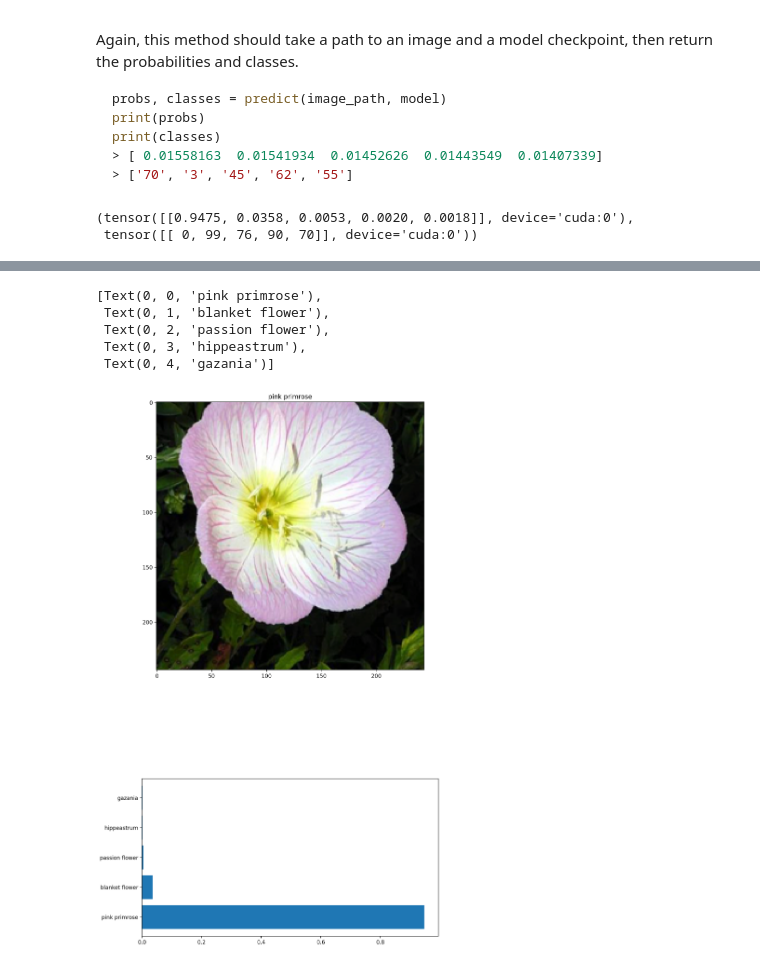
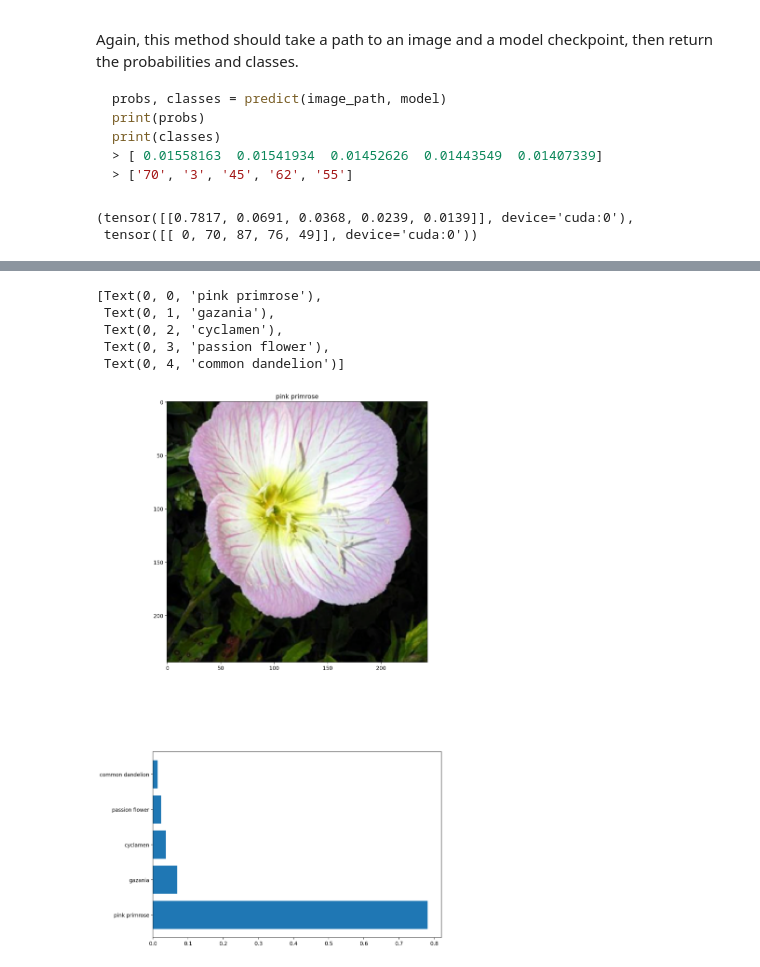
Before and after one commit to Abdulhakeem-sakhel/aipnd-project, a Jupyter notebook: Image Classifier Project.ipynb, the cells around one changed output, grey strips where cells are left out. Drawn from its saved outputs; the diff is of its cells as text; code cells hidden in the pictures.

````diff
--- a/Image Classifier Project.ipynb
+++ b/Image Classifier Project.ipynb
@@ -230,7 +220,7 @@ Now that your network is trained, save the model so you can load it later for ma
 
 Remember that you'll want to completely rebuild the model later so you can use it for inference. Make sure to include any information you need in the checkpoint. If you want to load the model and keep training, you'll want to save the number of epochs as well as the optimizer state, `optimizer.state_dict`. You'll likely want to use this trained model in the next part of the project, so best to save it now.
 # %%
-checkpoint_path = 'checkpoint.pth'
+checkpoint_path = 'checkpoint_test.pth'
 # %%
 # TODO: Save the checkpoint
 
@@ -392,29 +366,17 @@ print(classes)
 > [ 0.01558163  0.01541934  0.01452626  0.01443549  0.01407339]
 > ['70', '3', '45', '62', '55']
 ```
-# %%
-def predict(image_path, model, topk=5) -> tuple[torch.Tensor, torch.Tensor]:
-    ''' Predict the class (or classes) of an image using a trained deep learning model.
-    '''
-    # TODO: Implement the code to predict the class from an image file
-    img_tensor = torch.from_numpy(process_image(image_path)).unsqueeze(0).type(torch.float).to(device)
-    model = load_checkpoint(model, pre_trained_module, in_features, number_of_classes).to(device)
-
-    with torch.inference_mode():
-        model.eval()
-        logps = model(img_tensor)
-        ps = torch.exp(logps)
-        probs, classes = ps.topk(5,dim=1)
-    return probs, classes
-
-class_number = '1'
-image_name = 'image_06743.jpg'
-full_image_path = f'{test_dir}/{class_number}/{image_name}'
-probs, classes = predict(full_image_path, checkpoint_path)
-probs, classes
-# %% [output]
-(tensor([[0.9475, 0.0358, 0.0053, 0.0020, 0.0018]], device='cuda:0'),
- tensor([[ 0, 99, 76, 90, 70]], device='cuda:0'))
+# %%
+from helper import predict
+
+class_number = '1'
+image_name = 'image_06743.jpg'
+full_image_path = f'{test_dir}/{class_number}/{image_name}'
+probs, classes = predict(full_image_path, checkpoint_path, 5, device)
+probs, classes
+# %% [output]
+(tensor([[0.7817, 0.0691, 0.0368, 0.0239, 0.0139]], device='cuda:0'),
+ tensor([[ 0, 70, 87, 76, 49]], device='cuda:0'))
 # %% [markdown]
 ## Sanity Checking
 
@@ -426,21 +388,21 @@ You can convert from the class integer encoding to actual flower names with the
 # %%
 # TODO: Display an image along with the top 5 classes
 image = torch.from_numpy(process_image(full_image_path))
 fig, (ax1, ax2) =plt.subplots(figsize=(10,20), nrows=2)
 imshow(image, title=cat_to_name[class_number], ax=ax1)
 
-probs, classes = predict(full_image_path,checkpoint_path)
+probs, classes = predict(full_image_path,checkpoint_path, 5, device)
 probs, classes = probs.squeeze(), classes.squeeze()
 classes_name = [cat_to_name[f'{i+1}'] for i in classes.to('cpu').numpy()]
 
 ax2.barh(np.arange(5),probs.cpu().numpy())
 ax2.set_aspect(0.1)
 ax2.set_yticks(np.arange(5))
 ax2.set_yticklabels(classes_name)
 # %% [output]
 [Text(0, 0, 'pink primrose'),
- Text(0, 1, 'blanket flower'),
- Text(0, 2, 'passion flower'),
- Text(0, 3, 'hippeastrum'),
- Text(0, 4, 'gazania')]
+ Text(0, 1, 'gazania'),
+ Text(0, 2, 'cyclamen'),
+ Text(0, 3, 'passion flower'),
+ Text(0, 4, 'common dandelion')]
-[figure, old version]
+[figure, new version]
````
Also changed, not shown: parts of 9 cells of this notebook, 3 other files.
